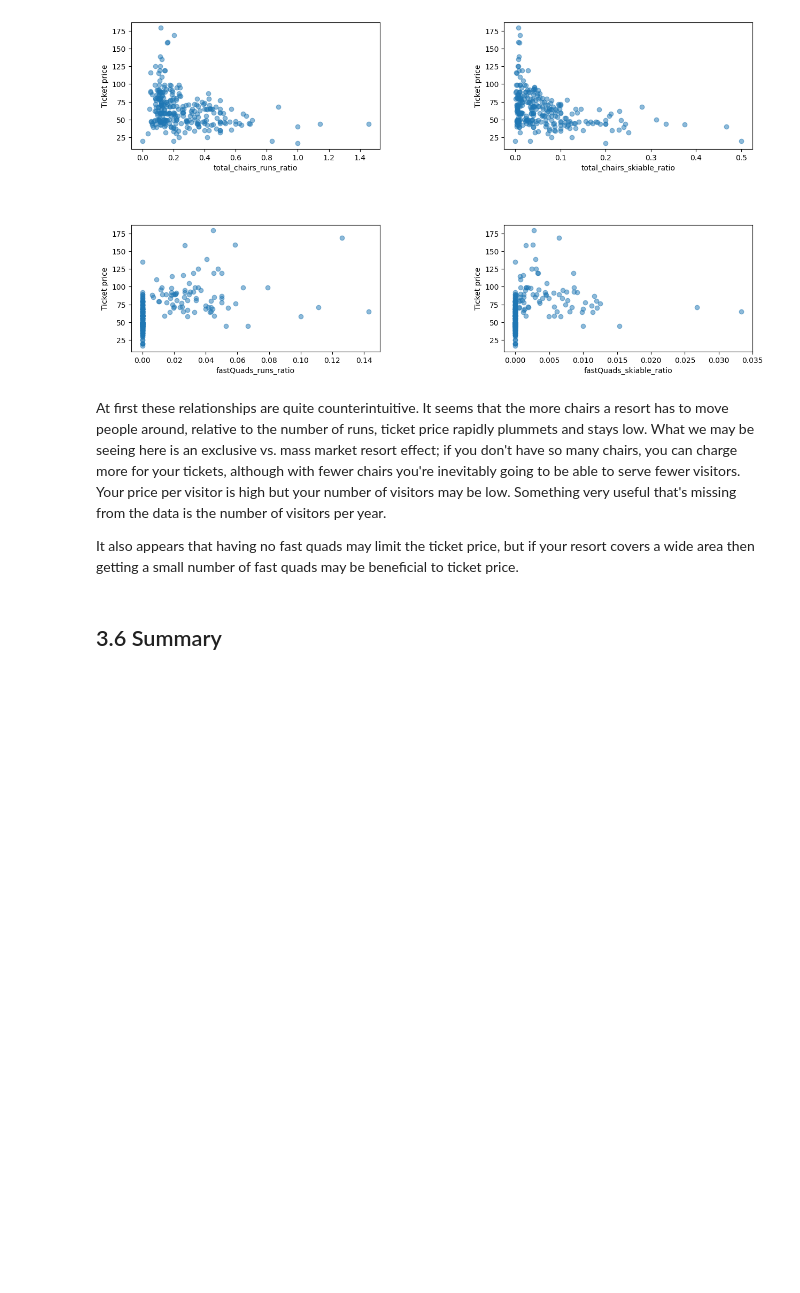
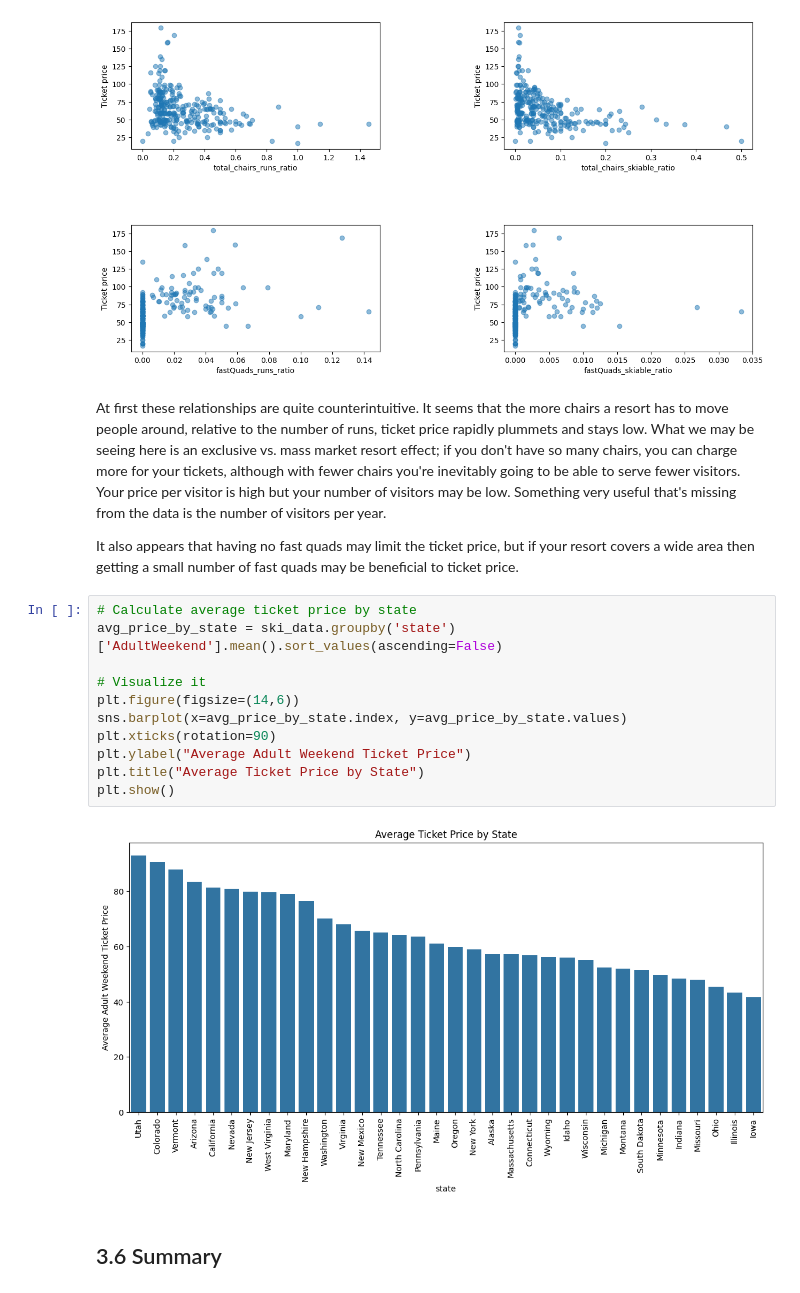
Before and after one commit to amschiltz/DataScienceGuidedCapstone, a Jupyter notebook: Notebooks/03_exploratory_data_analysis_ ams.ipynb, the cells around one changed output. Cells and saved outputs as stored; diff of their text form; blank space fills up the shorter version.

```diff
--- a/Notebooks/03_exploratory_data_analysis_ ams.ipynb
+++ b/Notebooks/03_exploratory_data_analysis_ ams.ipynb
@@ -988,6 +988,19 @@ scatterplots(['total_chairs_runs_ratio', 'total_chairs_skiable_ratio',
 At first these relationships are quite counterintuitive. It seems that the more chairs a resort has to move people around, relative to the number of runs, ticket price rapidly plummets and stays low. What we may be seeing here is an exclusive vs. mass market resort effect; if you don't have so many chairs, you can charge more for your tickets, although with fewer chairs you're inevitably going to be able to serve fewer visitors. Your price per visitor is high but your number of visitors may be low. Something very useful that's missing from the data is the number of visitors per year.
 
 It also appears that having no fast quads may limit the ticket price, but if your resort covers a wide area then getting a small number of fast quads may be beneficial to ticket price.
+# %%
+# Calculate average ticket price by state
+avg_price_by_state = ski_data.groupby('state')['AdultWeekend'].mean().sort_values(ascending=False)
+
+# Visualize it
+plt.figure(figsize=(14,6))
+sns.barplot(x=avg_price_by_state.index, y=avg_price_by_state.values)
+plt.xticks(rotation=90)
+plt.ylabel("Average Adult Weekend Ticket Price")
+plt.title("Average Ticket Price by State")
+plt.show()
+# %% [output]
+[figure, added]
 # %% [markdown]
 ## 3.6 Summary<a id='3.6_Summary'></a>
 # %% [markdown]
```
Also changed, not shown: parts of 2 cells of this notebook, 1 other file.
